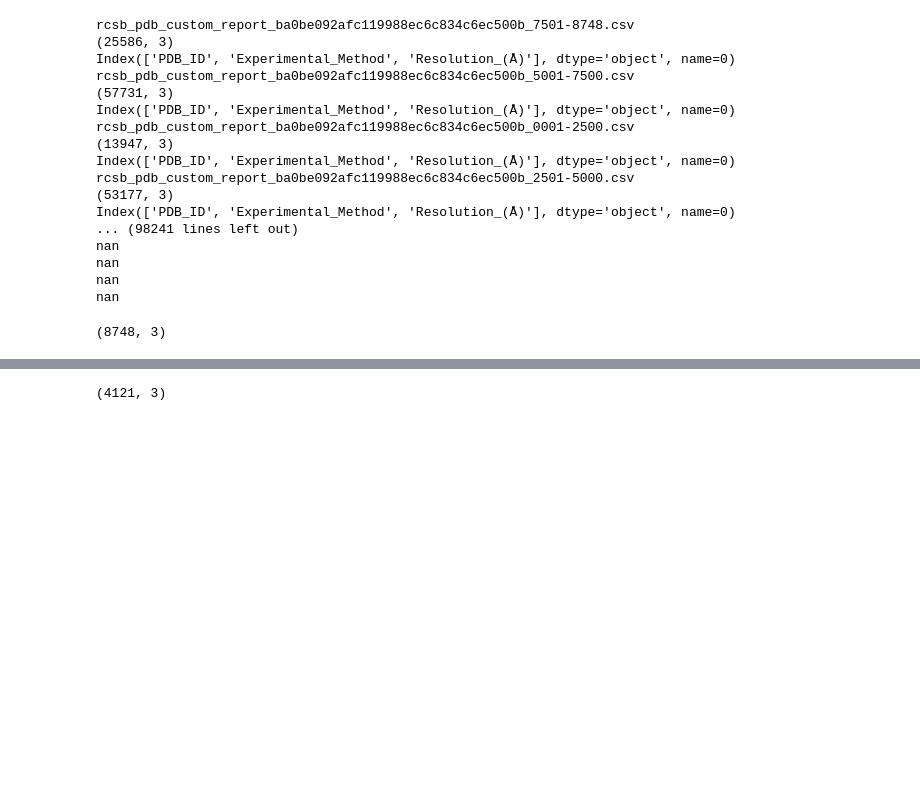
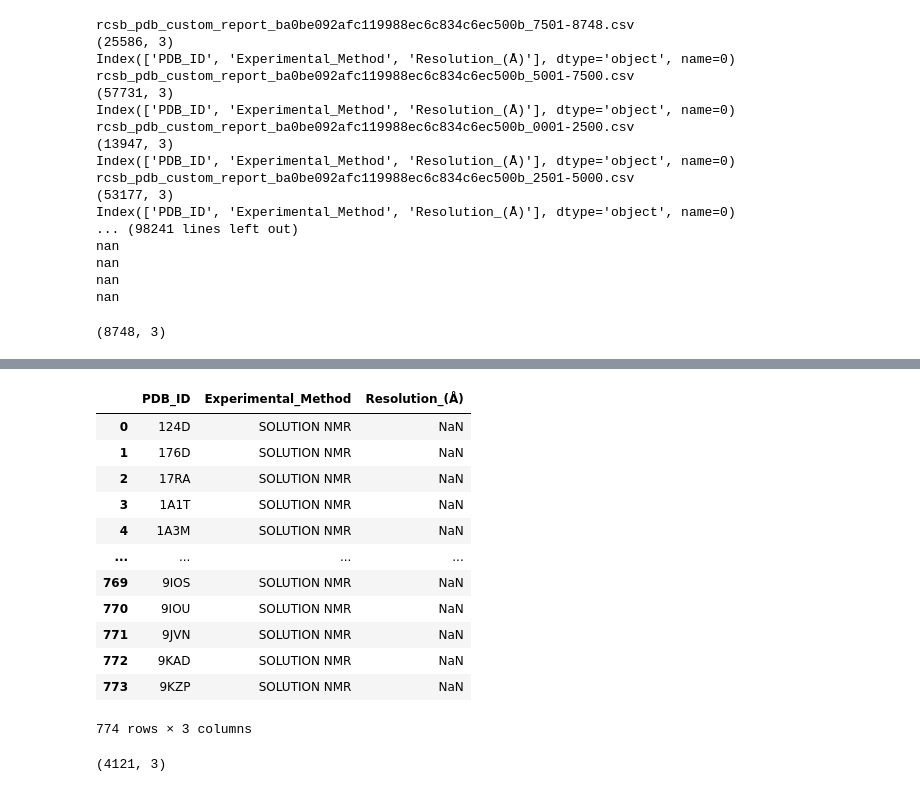
Before and after one commit to The-Bevilacqua-Lab/identify_Homo_base_pairs, a Jupyter notebook: scripts/identify_unique_pdbs.ipynb, the cells around one changed output, grey strips where cells are left out. Saved outputs shown, nothing was run; the diff lists cells and outputs as text; code cells hidden in the pictures; blank space fills up the shorter version.

Commit message:
Filtered NMR structures

```diff
--- a/scripts/identify_unique_pdbs.ipynb
+++ b/scripts/identify_unique_pdbs.ipynb
@@ -112,3 +128,22 @@ print (D3.shape)
+# %%
+D3_filtered=D3[D3['Experimental_Method']== 'SOLUTION NMR']
+D3_filtered.index= np.arange(0, len(D3_filtered))
+# %%
+D3_filtered
+# %% [output]
+|  | PDB_ID | Experimental_Method | Resolution_(Å) |
+| 0 | 124D | SOLUTION NMR | NaN |
+| 1 | 176D | SOLUTION NMR | NaN |
+| 2 | 17RA | SOLUTION NMR | NaN |
+| 3 | 1A1T | SOLUTION NMR | NaN |
+| 4 | 1A3M | SOLUTION NMR | NaN |
+| ... | ... | ... | ... |
+| 769 | 9IOS | SOLUTION NMR | NaN |
+| 770 | 9IOU | SOLUTION NMR | NaN |
+| 771 | 9JVN | SOLUTION NMR | NaN |
+| 772 | 9KAD | SOLUTION NMR | NaN |
+| 773 | 9KZP | SOLUTION NMR | NaN |
+774 rows × 3 columns
 # %%
 R= 3.0
 # %%
```
Also changed, not shown: parts of 1 cell of this notebook, 1 other file.
